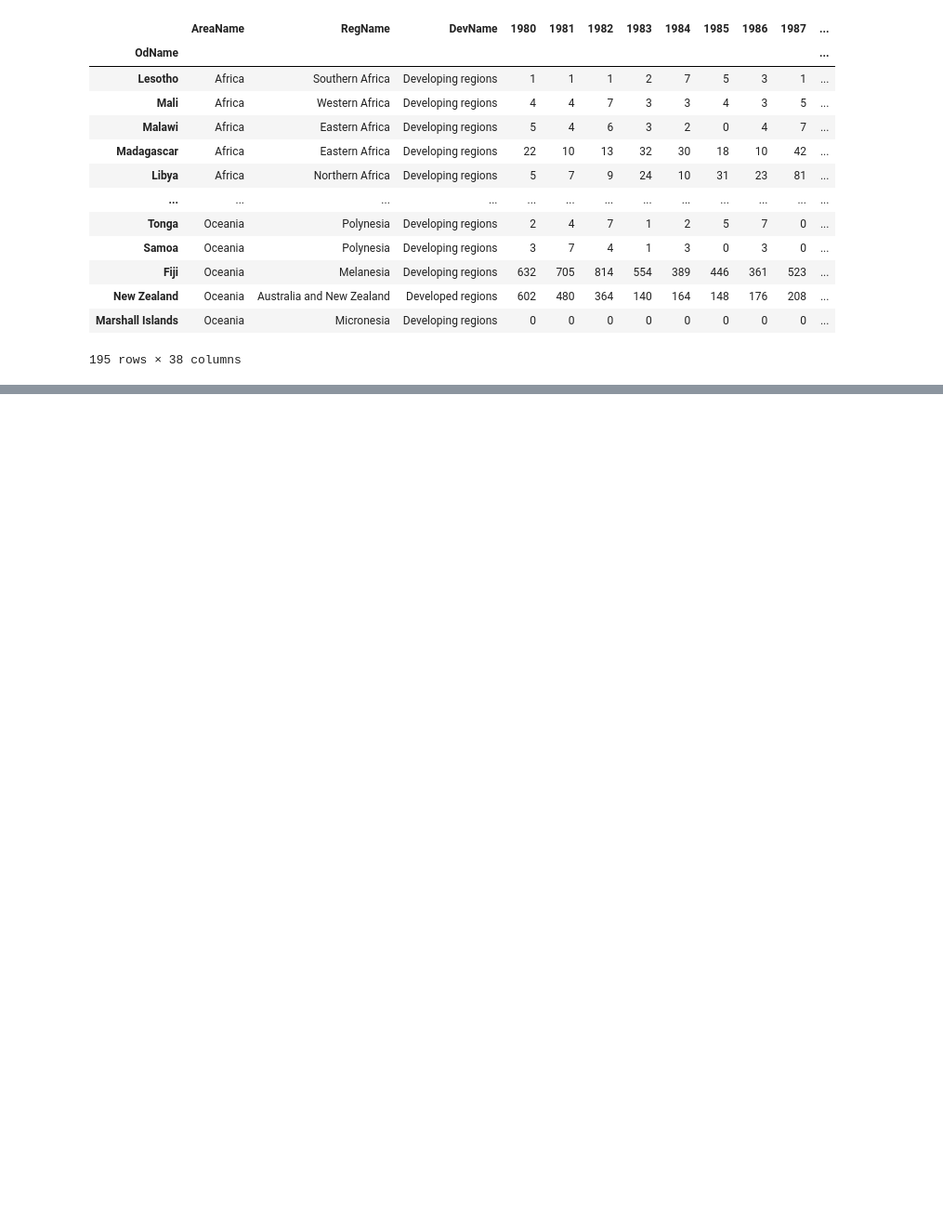
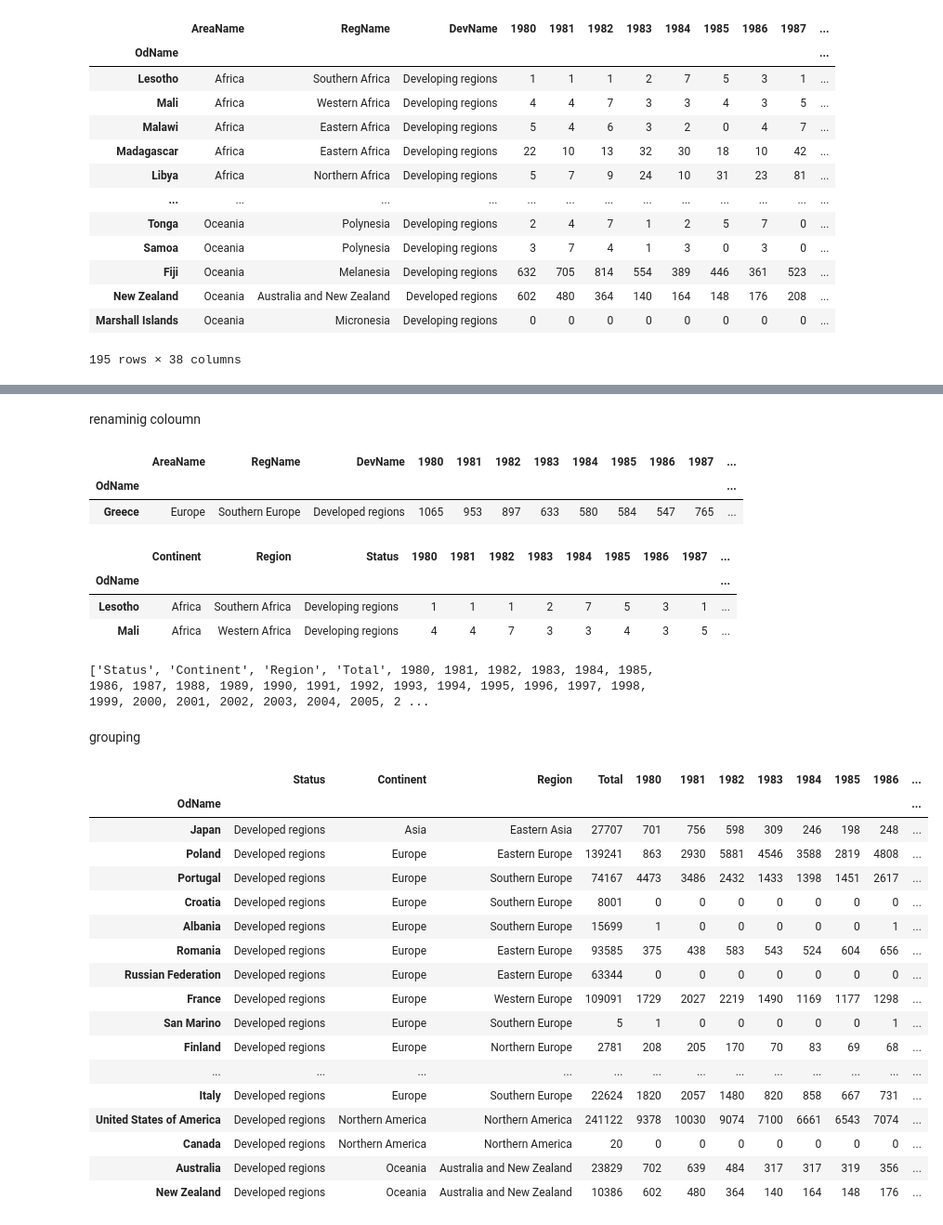
Before and after one commit to aditijaiswal34/Data-analytics, a Jupyter notebook: analysis/analysis1.ipynb, the cells around one changed output, grey strips where cells are left out. Shown at 93% size. Cells and saved outputs as stored; diff of their text form; code cells hidden in the pictures; blank space fills up the shorter version.

```diff
--- a/analysis/analysis1.ipynb
+++ b/analysis/analysis1.ipynb
@@ -407,3 +405,56 @@ canada.drop_duplicates(subset=['AreaName']) # just an example
 | Colombia | Latin America and the Caribbean | South America | Developing regions | 266 | 326 | 360 | 244 | 235 | 214 | 257 | 376 | ... |
 | United States of America | Northern America | Northern America | Developed regions | 9378 | 10030 | 9074 | 7100 | 6661 | 6543 | 7074 | 7705 | ... |
 | Kiribati | Oceania | Micronesia | Developing regions | 0 | 0 | 0 | 1 | 0 | 0 | 0 | 0 | ... |
+# %% [markdown]
+
+renaminig coloumn
+# %%
+canada.sample()
+# %% [output]
+|  | AreaName | RegName | DevName | 1980 | 1981 | 1982 | 1983 | 1984 | 1985 | 1986 | 1987 | ... |
+| OdName |  |  |  |  |  |  |  |  |  |  |  | ... |
+| Greece | Europe | Southern Europe | Developed regions | 1065 | 953 | 897 | 633 | 580 | 584 | 547 | 765 | ... |
+# %%
+canada.rename(mapper={
+    'AreaName':'Continent',
+    'RegName':'Region',
+    'DevName': 'Status'
+
+},axis=1,inplace=True)
+# %%
+canada.head(2)
+# %% [output]
+|  | Continent | Region | Status | 1980 | 1981 | 1982 | 1983 | 1984 | 1985 | 1986 | 1987 | ... |
+| OdName |  |  |  |  |  |  |  |  |  |  |  | ... |
+| Lesotho | Africa | Southern Africa | Developing regions | 1 | 1 | 1 | 2 | 7 | 5 | 3 | 1 | ... |
+| Mali | Africa | Western Africa | Developing regions | 4 | 4 | 7 | 3 | 3 | 4 | 3 | 5 | ... |
+# %%
+updated_list=['Status','Continent','Region','Total']+years
+print(updated_list)
+# %% [output]
+['Status', 'Continent', 'Region', 'Total', 1980, 1981, 1982, 1983, 1984, 1985, 1986, 1987, 1988, 1989, 1990, 1991, 1992, 1993, 1994, 1995, 1996, 1997, 1998, 1999, 2000, 2001, 2002, 2003, 2004, 2005, 2 ...
+# %%
+canada = canada[updated_list] #reordering list
+# %% [markdown]
+grouping
+# %%
+canada.groupby('Status').get_group('Developed regions')
+# %% [output]
+|  | Status | Continent | Region | Total | 1980 | 1981 | 1982 | 1983 | 1984 | 1985 | 1986 | ... |
+| OdName |  |  |  |  |  |  |  |  |  |  |  | ... |
+| Japan | Developed regions | Asia | Eastern Asia | 27707 | 701 | 756 | 598 | 309 | 246 | 198 | 248 | ... |
+| Poland | Developed regions | Europe | Eastern Europe | 139241 | 863 | 2930 | 5881 | 4546 | 3588 | 2819 | 4808 | ... |
+| Portugal | Developed regions | Europe | Southern Europe | 74167 | 4473 | 3486 | 2432 | 1433 | 1398 | 1451 | 2617 | ... |
+| Croatia | Developed regions | Europe | Southern Europe | 8001 | 0 | 0 | 0 | 0 | 0 | 0 | 0 | ... |
+| Albania | Developed regions | Europe | Southern Europe | 15699 | 1 | 0 | 0 | 0 | 0 | 0 | 1 | ... |
+| Romania | Developed regions | Europe | Eastern Europe | 93585 | 375 | 438 | 583 | 543 | 524 | 604 | 656 | ... |
+| Russian Federation | Developed regions | Europe | Eastern Europe | 63344 | 0 | 0 | 0 | 0 | 0 | 0 | 0 | ... |
+| France | Developed regions | Europe | Western Europe | 109091 | 1729 | 2027 | 2219 | 1490 | 1169 | 1177 | 1298 | ... |
+| San Marino | Developed regions | Europe | Southern Europe | 5 | 1 | 0 | 0 | 0 | 0 | 0 | 1 | ... |
+| Finland | Developed regions | Europe | Northern Europe | 2781 | 208 | 205 | 170 | 70 | 83 | 69 | 68 | ... |
+| ... | ... | ... | ... | ... | ... | ... | ... | ... | ... | ... | ... | ... |
+| Italy | Developed regions | Europe | Southern Europe | 22624 | 1820 | 2057 | 1480 | 820 | 858 | 667 | 731 | ... |
+| United States of America | Developed regions | Northern America | Northern America | 241122 | 9378 | 10030 | 9074 | 7100 | 6661 | 6543 | 7074 | ... |
+| Canada | Developed regions | Northern America | Northern America | 20 | 0 | 0 | 0 | 0 | 0 | 0 | 0 | ... |
+| Australia | Developed regions | Oceania | Australia and New Zealand | 23829 | 702 | 639 | 484 | 317 | 317 | 319 | 356 | ... |
+| New Zealand | Developed regions | Oceania | Australia and New Zealand | 10386 | 602 | 480 | 364 | 140 | 164 | 148 | 176 | ... |
```
Also changed, not shown: parts of 17 cells of this notebook, 1 other file.
